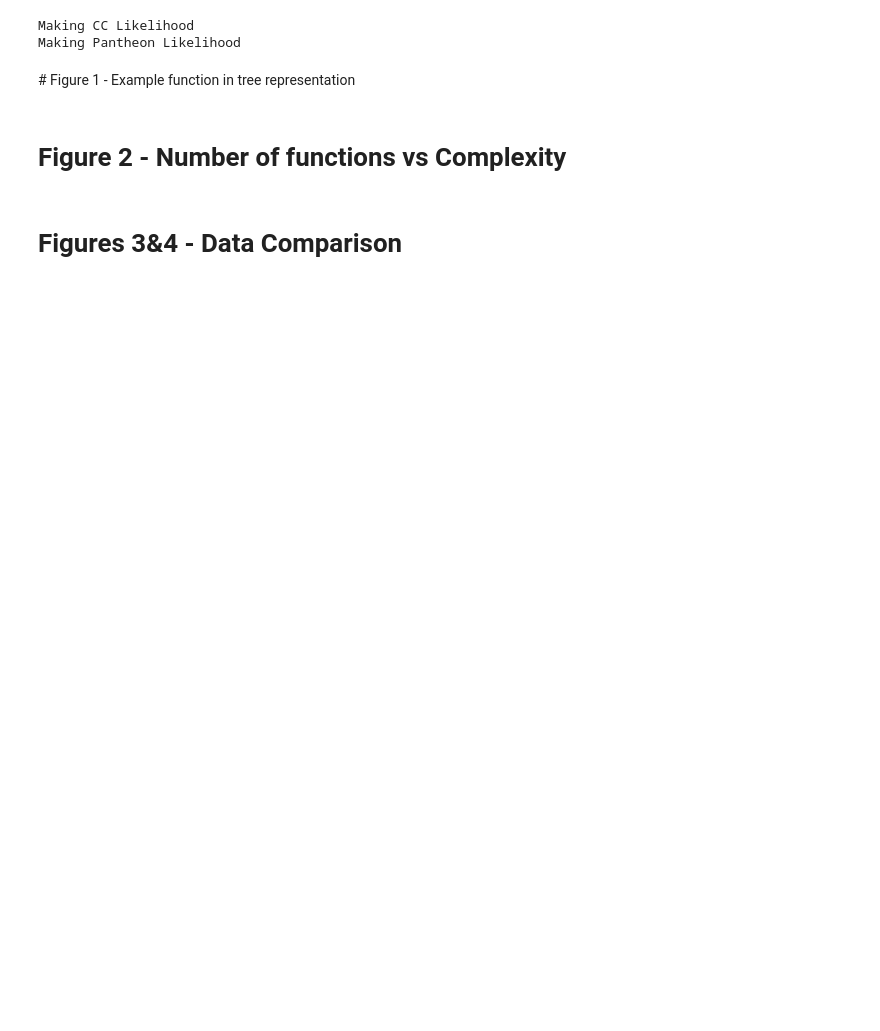
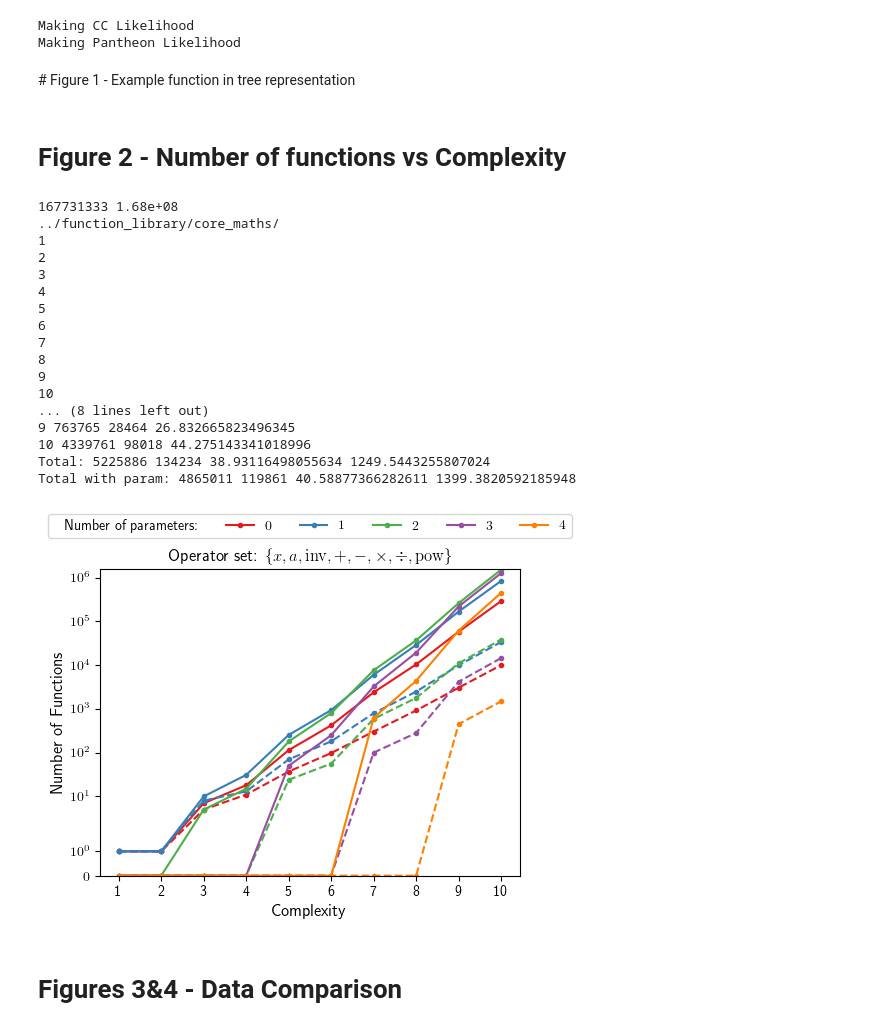
Before and after one commit to DeaglanBartlett/ESR, a Jupyter notebook: ExhaustiveSR/plotting/Paper1_Plots.ipynb, the cells around one changed output. Cells and saved outputs as stored; diff of their text form; code cells hidden in the pictures; blank space fills up the shorter version.

```diff
--- a/Paper1_Plots.ipynb
+++ b/ExhaustiveSR/plotting/Paper1_Plots.ipynb
@@ -242,7 +243,7 @@ def count_fun(fname):
 all_compl = np.arange(1, 11)
 # all_compl = np.arange(1, 8)
 
-dirname = 'core_maths/'
+dirname = '../function_library/core_maths/'
 ops = r'$\{x, a, {\rm inv}, +, -, \times, \div, {\rm pow} \}$'
 
 basis_functions = [["x", "a"],  # type0
@@ -296,42 +297,61 @@ all_uniq = np.array(all_uniq, dtype=int)
 
 for j in range(all_total.shape[1]):
     c = cm(j)
-    axs[i].plot(all_compl[:all_total.shape[0]], all_total[:,j], color=c, marker='.', label=r'$%i$'%j)
-    axs[i].plot(all_compl[:all_total.shape[0]], all_uniq[:,j], color=c, ls='--', marker='.')
+    axs[0].plot(all_compl[:all_total.shape[0]], all_total[:,j], color=c, marker='.', label=r'$%i$'%j)
+    axs[0].plot(all_compl[:all_total.shape[0]], all_uniq[:,j], color=c, ls='--', marker='.')
 
-axs[i].set_xlabel('Complexity', fontsize=12)
-axs[i].set_title('Operator set: %s'%ops)
+axs[0].set_xlabel('Complexity', fontsize=12)
+axs[0].set_title('Operator set: %s'%ops)
 
-axs[i].set_xticks(all_compl)
-axs[i].set_xticklabels(all_compl)
+axs[0].set_xticks(all_compl)
+axs[0].set_xticklabels(all_compl)
 
 for j, c in enumerate(all_compl[:all_total.shape[0]]):
     print(c, all_total[j].sum(), all_uniq[j].sum(), all_total[j].sum() / all_uniq[j].sum())
 print('Total:', all_total.sum(), all_uniq.sum(), all_total.sum() / all_uniq.sum(), nfun / all_uniq.sum())
 total_with_param = all_total[:,1:].sum()
 uniq_with_param = all_uniq[:,1:].sum()
 print('Total with param:', total_with_param, uniq_with_param, total_with_param / uniq_with_param, nfun / uniq_with_param)
 
 axs[0].set_yscale('symlog')
 axs[0].set_ylabel('Number of Functions', fontsize=12)
 axs[0].set_ylim(0, None)
 
 fig.tight_layout()
 fig.subplots_adjust(hspace=0)
 
 leg = axs[int(np.floor(len(axs)/2))].legend(loc='upper center',
                                             bbox_to_anchor=(0.5, 1.2),
                                             ncol=nfortab+2,
                                             fancybox=True)
 lines = leg.get_lines()
 
 for vpack in leg._legend_handle_box.get_children()[:1]:
     for hpack in vpack.get_children():
         hpack.get_children()[0].set_width(0)
 
 fig.savefig('figs/count_functions.pdf', bbox_inches='tight', transparent=True)
 
 # print(rcParams)
+# %% [output]
+167731333 1.68e+08
+../function_library/core_maths/
+1
+2
+3
+4
+5
+6
+7
+8
+9
+10
+... (8 lines left out)
+9 763765 28464 26.832665823496345
+10 4339761 98018 44.275143341018996
+Total: 5225886 134234 38.93116498055634 1249.5443255807024
+Total with param: 4865011 119861 40.58877366282611 1399.3820592185948
+[figure, added]
 # %% [markdown]
 # Figures 3&4 - Data Comparison
 # %%
```
Also changed, not shown: parts of 8 cells of this notebook, 19 other files.
